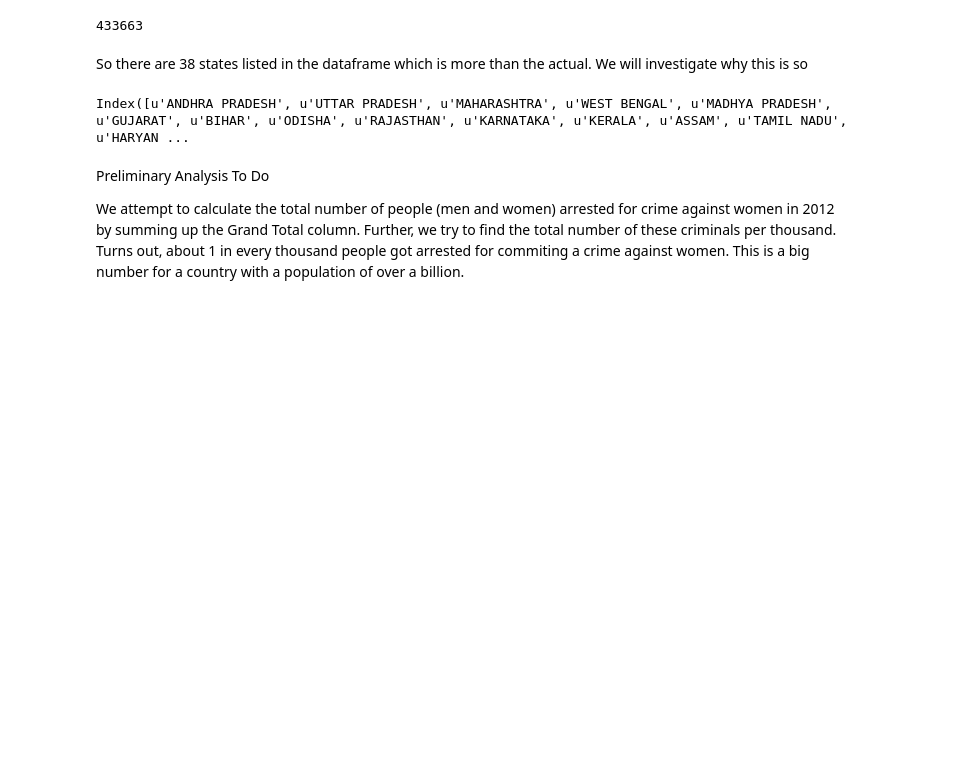
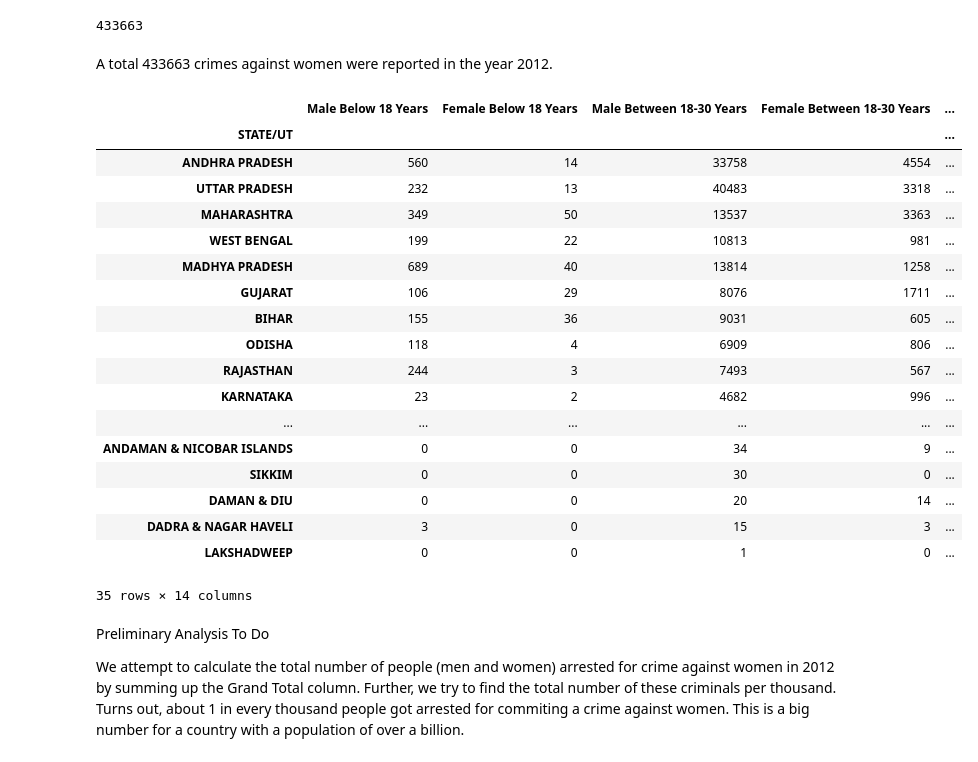
Before and after one commit to chalenge/crime-against-women, a Jupyter notebook: _notebooks/WomenCrimeAnalysis.ipynb, the cells around one changed output. Cells and saved outputs as stored; diff of their text form; code cells hidden in the pictures; blank space fills up the shorter version.

```diff
--- a/_notebooks/WomenCrimeAnalysis.ipynb
+++ b/_notebooks/WomenCrimeAnalysis.ipynb
@@ -73,13 +101,30 @@ print sum(currentYear['Grand Total'])
-# %% [markdown]
-So there are 38 states listed in the dataframe which is more than the actual. We will investigate why this is so
+# %% [markdown]
+A total 433663 crimes against women were reported in the year 2012.
 # %%
 stateNumbers = currentYear.groupby('STATE/UT').sum()
 
 stateNumbers = stateNumbers.sort(['Grand Total'], ascending=[0])
-# stateNumbers.grouper.names
-stateNumbers.index
+stateNumbers
 # %% [output]
+|  | Male Below 18 Years | Female Below 18 Years | Male Between 18-30 Years | Female Between 18-30 Years | ... |
+| STATE/UT |  |  |  |  | ... |
+| ANDHRA PRADESH | 560 | 14 | 33758 | 4554 | ... |
+| UTTAR PRADESH | 232 | 13 | 40483 | 3318 | ... |
+| MAHARASHTRA | 349 | 50 | 13537 | 3363 | ... |
+| WEST BENGAL | 199 | 22 | 10813 | 981 | ... |
+| MADHYA PRADESH | 689 | 40 | 13814 | 1258 | ... |
+| GUJARAT | 106 | 29 | 8076 | 1711 | ... |
+| BIHAR | 155 | 36 | 9031 | 605 | ... |
+| ODISHA | 118 | 4 | 6909 | 806 | ... |
+| RAJASTHAN | 244 | 3 | 7493 | 567 | ... |
+| KARNATAKA | 23 | 2 | 4682 | 996 | ... |
+| ... | ... | ... | ... | ... | ... |
+| ANDAMAN & NICOBAR ISLANDS | 0 | 0 | 34 | 9 | ... |
+| SIKKIM | 0 | 0 | 30 | 0 | ... |
+| DAMAN & DIU | 0 | 0 | 20 | 14 | ... |
+| DADRA & NAGAR HAVELI | 3 | 0 | 15 | 3 | ... |
+| LAKSHADWEEP | 0 | 0 | 1 | 0 | ... |
-Index([u'ANDHRA PRADESH', u'UTTAR PRADESH', u'MAHARASHTRA', u'WEST BENGAL', u'MADHYA PRADESH', u'GUJARAT', u'BIHAR', u'ODISHA', u'RAJASTHAN', u'KARNATAKA', u'KERALA', u'ASSAM', u'TAMIL NADU', u'HARYAN ...
+35 rows × 14 columns
 # %% [markdown]
 Preliminary Analysis To Do
 
```
Also changed, not shown: parts of 35 cells of this notebook, 5 other files.
